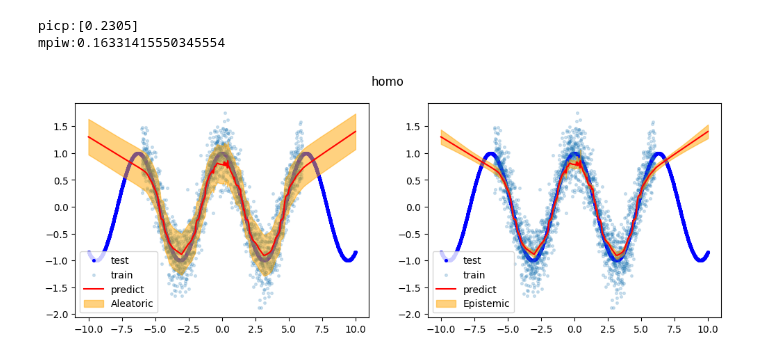
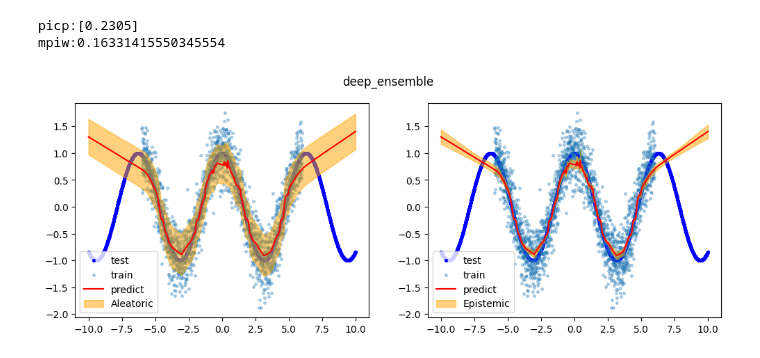
Before and after one commit to buyizhiyou/YYM, a Jupyter notebook: notebooks/deep_ensemble_regression.ipynb, the cells around one changed output. Cells and saved outputs as stored; diff of their text form; code cells hidden in the pictures.

```diff
--- a/notebooks/deep_ensemble_regression.ipynb
+++ b/notebooks/deep_ensemble_regression.ipynb
@@ -43,8 +43,8 @@ print(f"mpiw:{mpiw(preds,y_test.numpy())}")
 picp:[0.2305]
 mpiw:0.16331415550345554
 # %%
-fig_title="homo"
+fig_title="deep_ensemble"
 fig = visualize_uncertainty(fig_title,preds_mean,au,eu, x_train, y_train, x_test, y_test )
 save_fig(fig,"../results/deep_ensemble_regression/","homo.jpg")
 # %% [output]
-[figure, old version]
+[figure, new version]
```
Also changed, not shown: parts of 1 cell of this notebook, 35 other files.
